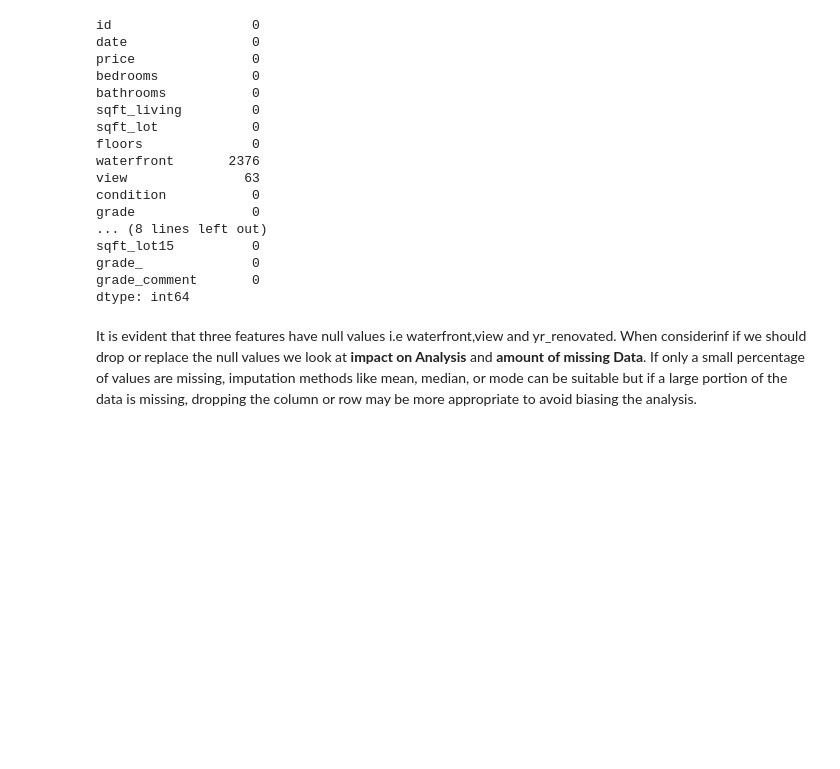
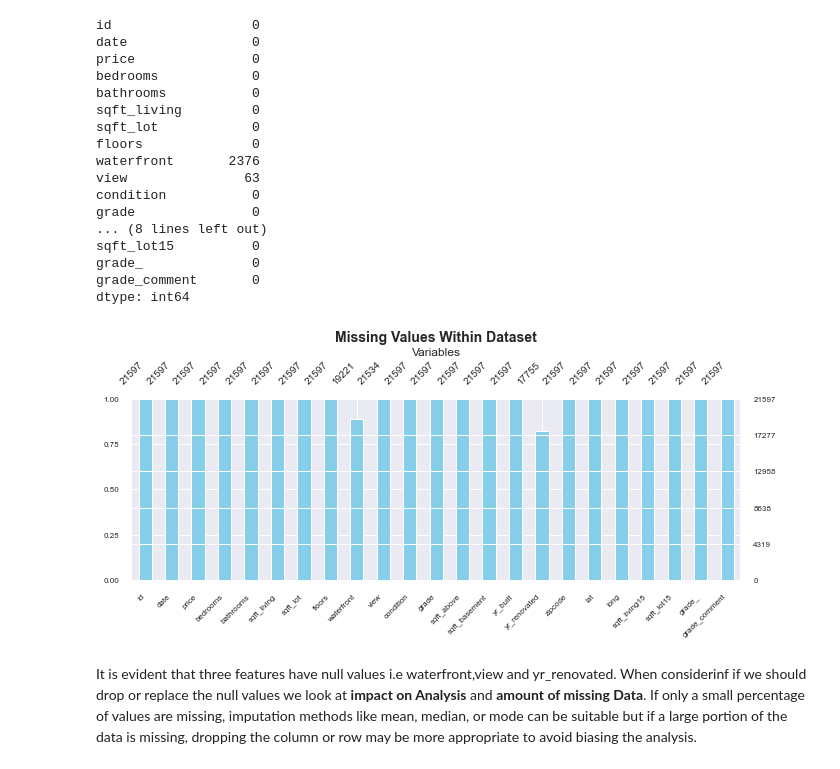
Before and after one commit to Agai-Beryl/Northwestern-County-Real-Estate-Price-Forecast, a Jupyter notebook: student.ipynb, the cells around one changed output. Saved outputs shown, nothing was run; the diff lists cells and outputs as text; code cells hidden in the pictures; blank space fills up the shorter version.

Commit message:
add visual

```diff
--- a/student.ipynb
+++ b/student.ipynb
@@ -289,6 +290,19 @@ sqft_lot15          0
 grade_              0
 grade_comment       0
 dtype: int64
+# %%
+# Visualize missing values with missingno library
+plt.figure(figsize=(10, 5))
+msno.bar(df, color='skyblue', figsize=(10, 5), fontsize=8)
+plt.title('Missing Values Within Dataset', fontsize=14, fontweight='bold')
+plt.xlabel('Variables', fontsize=12)
+plt.ylabel('Percentage of Missing Values', fontsize=12)
+plt.xticks(rotation=45, ha='right', fontsize=10)
+plt.yticks(fontsize=10)
+plt.tight_layout()  # Adjust layout to prevent overlapping labels
+plt.show()
+# %% [output]
+[figure, added]
 # %% [markdown]
 It  is evident that three features have null values i.e waterfront,view and  yr_renovated. When considerinf if we should drop or replace the null values we look at **impact on Analysis** and **amount of missing Data**. If only a small percentage of values are missing, imputation methods like mean, median, or mode can be suitable but if a large portion of the data is missing, dropping the column or row may be more appropriate to avoid biasing the analysis.
 # %%
```
Also changed, not shown: parts of 13 cells of this notebook.
